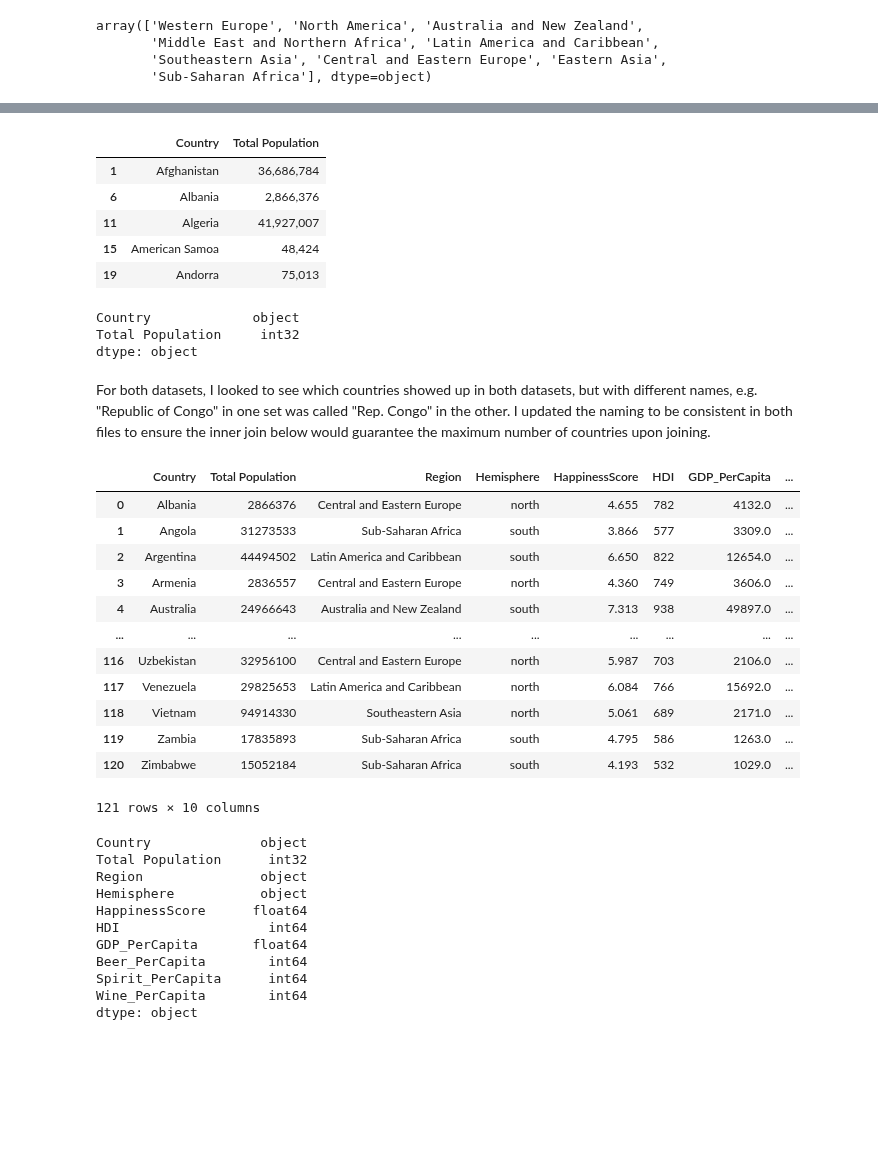
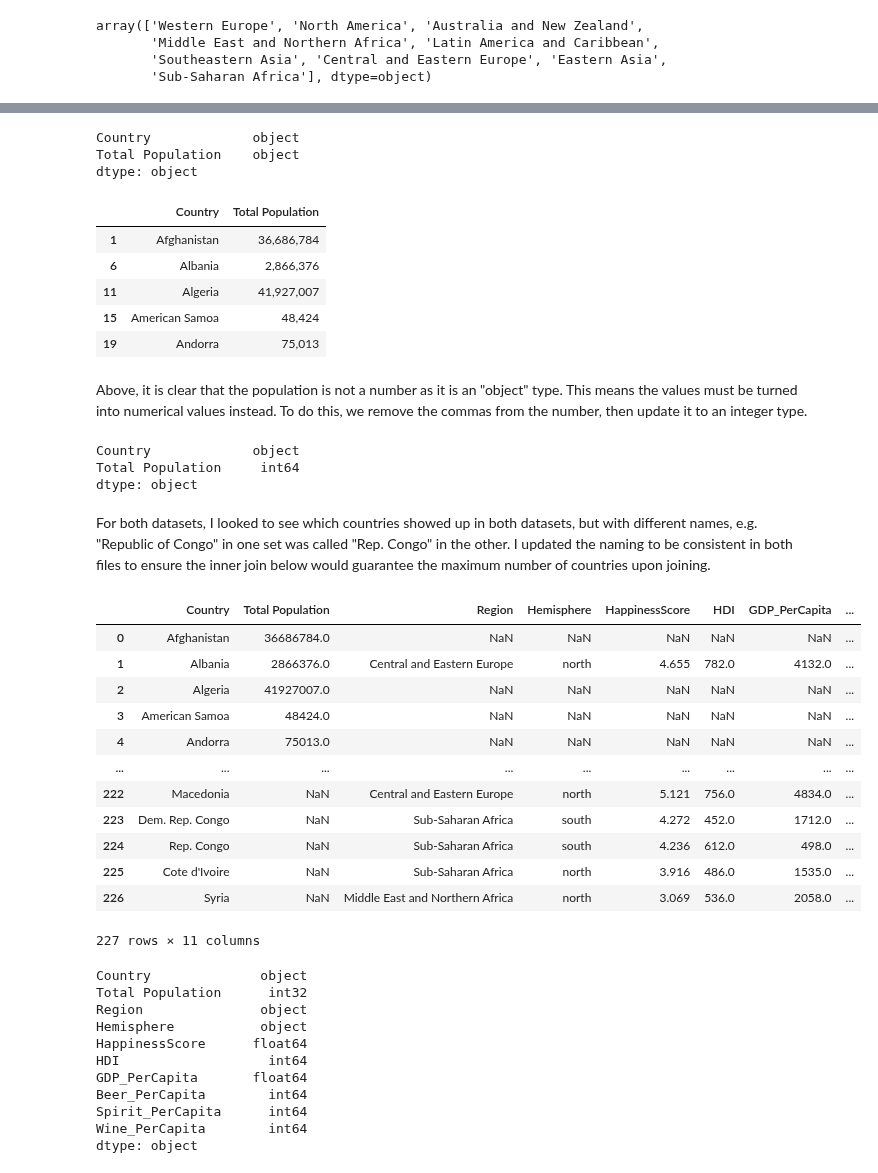
Before and after one commit to mattcaseycpa/project1, a Jupyter notebook: project.ipynb, the cells around one changed output, grey strips where cells are left out. Saved outputs shown, nothing was run; the diff lists cells and outputs as text; code cells hidden in the pictures; blank space fills up the shorter version.

Commit message:
working with the original data set and adding comments in the file as I go

```diff
--- a/project.ipynb
+++ b/project.ipynb
@@ -36,7 +55,7 @@ dtype: object
 # %%
 for index, row in data_df.iterrows():
     if row["GDP_PerCapita"] % 1 > 0:
-        data_df.loc[index, "GDP_PerCapita"] = 1000 * row["GDP_PerCapita"]
+        data_df.loc[index, "GDP_PerCapita"] = int(1000 * row["GDP_PerCapita"])
 
 data_df.head()
 # %% [output]
@@ -53,0 +96,6 @@ data_df.shape
+# %%
+for index, row in data_df.iterrows():
+    if row["Hemisphere"] == "noth":
+        data_df.loc[index, "Hemisphere"] = "north"
+
+data_df.head()
@@ -93,41 +148,53 @@ for use in averaging GDP per capita
 # %%
 pop_data = pd.read_csv("Data/Population Data/Global Population Trends(2016-2022).csv")
 pop_data_2018 = pop_data.loc[pop_data["Year"] == 2018, ["Country", "Total Population"]]
+print(pop_data_2018.dtypes)
 pop_data_2018.head()
 # %% [output]
+Country             object
+Total Population    object
+dtype: object
 |  | Country | Total Population |
 | 1 | Afghanistan | 36,686,784 |
 | 6 | Albania | 2,866,376 |
 | 11 | Algeria | 41,927,007 |
 | 15 | American Samoa | 48,424 |
 | 19 | Andorra | 75,013 |
+# %% [markdown]
+Above, it is clear that the population is not a number as it is an "object" type. This means the values must be turned into numerical values instead. To do this, we remove the commas from the number, then update it to an integer type.
 # %%
 pop_data_2018["Total Population"]=pop_data_2018["Total Population"].str.replace(",","")
-pop_data_2018["Total Population"] = pop_data_2018["Total Population"].astype("int")
+pop_data_2018["Total Population"] = pop_data_2018["Total Population"].astype("int64")
 pop_data_2018.dtypes
 # %% [output]
 Country             object
-Total Population     int32
+Total Population     int64
 dtype: object
 # %% [markdown]
 For both datasets, I looked to see which countries showed up in both datasets, but with different names, e.g. "Republic of Congo" in one set was called "Rep. Congo" in the other. I updated the naming to be consistent in both files to ensure the inner join below would guarantee the maximum number of countries upon joining.
 # %%
-merged_data = pd.merge(pop_data_2018, data_df, how = "inner", left_on = "Country", right_on = "Country")
+merged_data = pop_data_2018.merge(data_df,
+                                  how = "outer",
+                                  left_on = "Country",
+                                  right_on = "Country",
+                                  suffixes = ("_pop", "_data"),
+                                  indicator = True
+                                 )
 merged_data
 # %% [output]
 |  | Country | Total Population | Region | Hemisphere | HappinessScore | HDI | GDP_PerCapita | ... |
-| 0 | Albania | 2866376 | Central and Eastern Europe | north | 4.655 | 782 | 4132.0 | ... |
-| 1 | Angola | 31273533 | Sub-Saharan Africa | south | 3.866 | 577 | 3309.0 | ... |
-| 2 | Argentina | 44494502 | Latin America and Caribbean | south | 6.650 | 822 | 12654.0 | ... |
-| 3 | Armenia | 2836557 | Central and Eastern Europe | north | 4.360 | 749 | 3606.0 | ... |
-| 4 | Australia | 24966643 | Australia and New Zealand | south | 7.313 | 938 | 49897.0 | ... |
+| 0 | Afghanistan | 36686784.0 | NaN | NaN | NaN | NaN | NaN | ... |
+| 1 | Albania | 2866376.0 | Central and Eastern Europe | north | 4.655 | 782.0 | 4132.0 | ... |
+| 2 | Algeria | 41927007.0 | NaN | NaN | NaN | NaN | NaN | ... |
+| 3 | American Samoa | 48424.0 | NaN | NaN | NaN | NaN | NaN | ... |
+| 4 | Andorra | 75013.0 | NaN | NaN | NaN | NaN | NaN | ... |
 | ... | ... | ... | ... | ... | ... | ... | ... | ... |
-| 116 | Uzbekistan | 32956100 | Central and Eastern Europe | north | 5.987 | 703 | 2106.0 | ... |
-| 117 | Venezuela | 29825653 | Latin America and Caribbean | north | 6.084 | 766 | 15692.0 | ... |
-| 118 | Vietnam | 94914330 | Southeastern Asia | north | 5.061 | 689 | 2171.0 | ... |
-| 119 | Zambia | 17835893 | Sub-Saharan Africa | south | 4.795 | 586 | 1263.0 | ... |
-| 120 | Zimbabwe | 15052184 | Sub-Saharan Africa | south | 4.193 | 532 | 1029.0 | ... |
+| 222 | Macedonia | NaN | Central and Eastern Europe | north | 5.121 | 756.0 | 4834.0 | ... |
+| 223 | Dem. Rep. Congo | NaN | Sub-Saharan Africa | south | 4.272 | 452.0 | 1712.0 | ... |
+| 224 | Rep. Congo | NaN | Sub-Saharan Africa | south | 4.236 | 612.0 | 498.0 | ... |
+| 225 | Cote d'Ivoire | NaN | Sub-Saharan Africa | north | 3.916 | 486.0 | 1535.0 | ... |
+| 226 | Syria | NaN | Middle East and Northern Africa | north | 3.069 | 536.0 | 2058.0 | ... |
-121 rows × 10 columns
+227 rows × 11 columns
 # %%
 merged_data.dtypes
 # %% [output]
```
Also changed, not shown: parts of 22 cells of this notebook.
